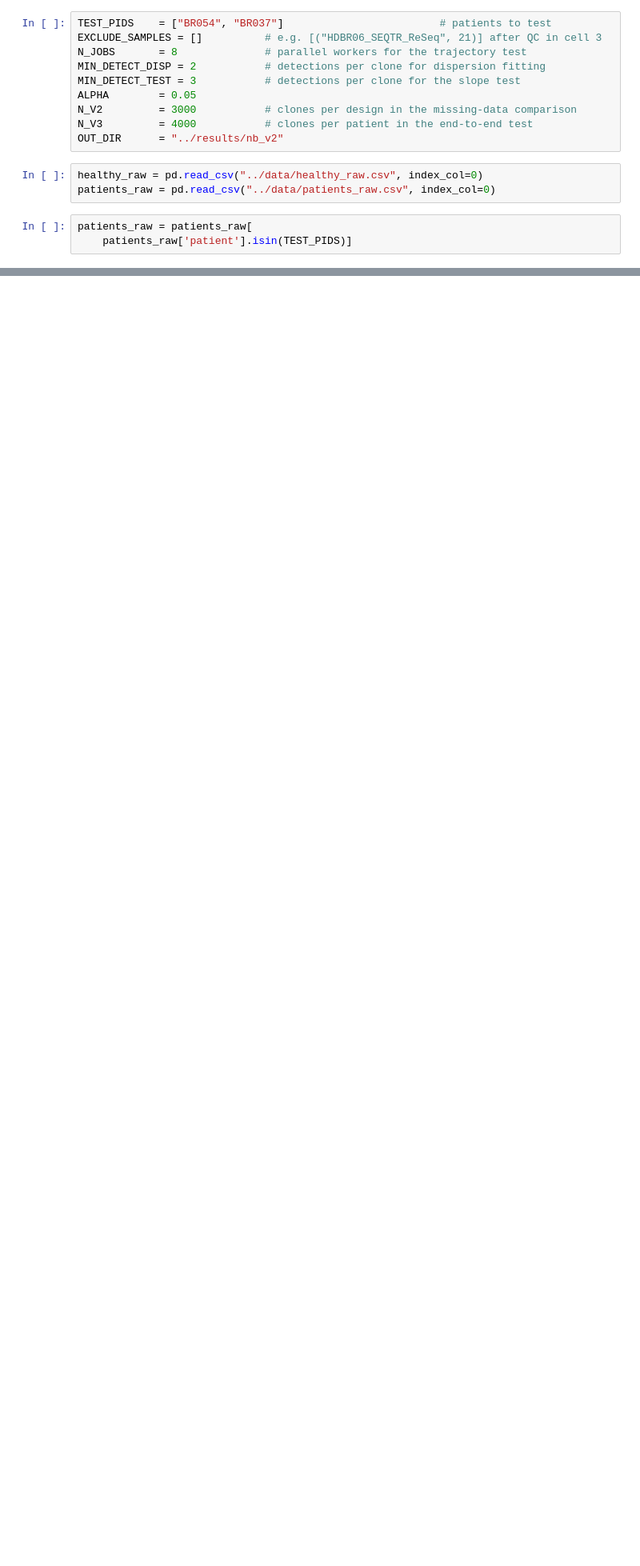
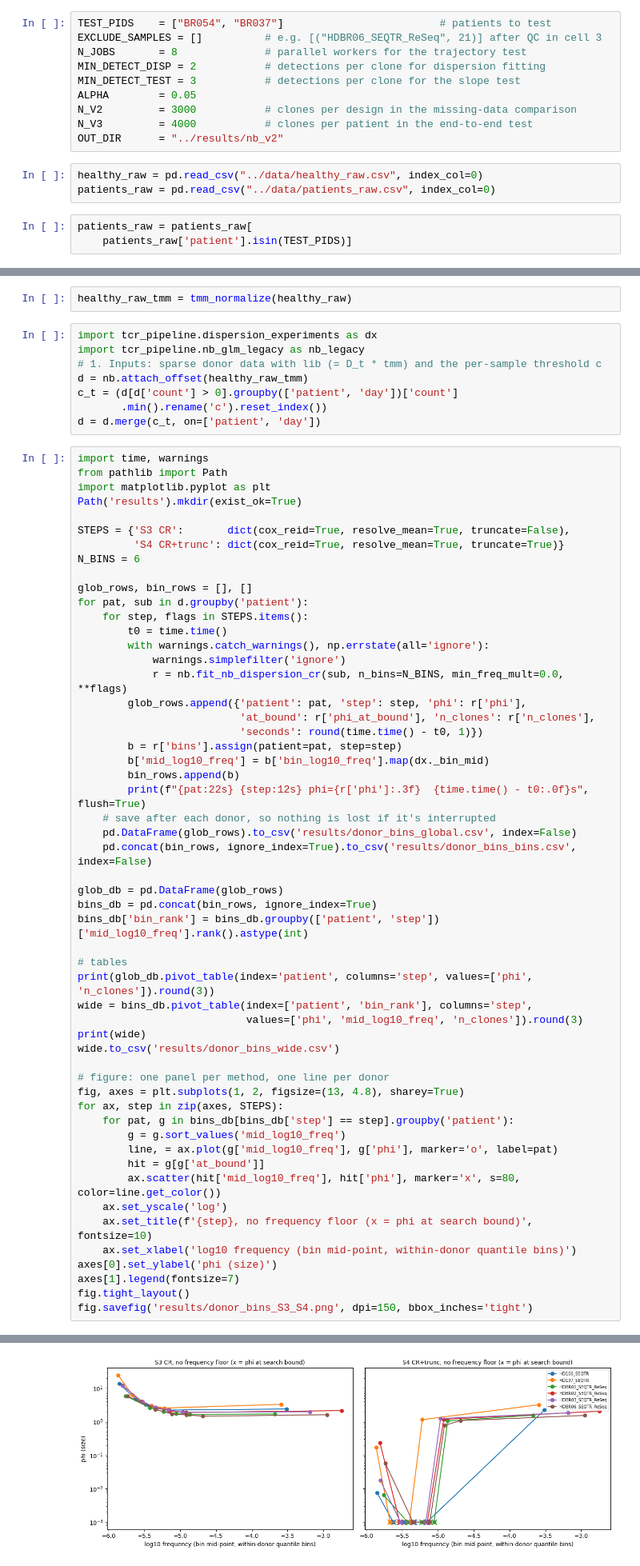
Before and after one commit to leogabcz/VHIO-colab, a Jupyter notebook: notebooks/NB_v2.ipynb, the cells around one changed output, grey strips where cells are left out. Shown at 80% size. Cells and saved outputs as stored; diff of their text form; blank space fills up the shorter version.

Commit message:
To merge with PC

```diff
--- a/notebooks/NB_v2.ipynb
+++ b/notebooks/NB_v2.ipynb
@@ -76,3 +84,68 @@ display(samples_p.round(4))
 |  | 141 | 2926693.0 | 2901235 | 3.0 | 30093 | 0.1914 | 0.0087 | 5543 |
 |  | 187 | 4155331.0 | 3975392 | 5.0 | 84805 | 0.0188 | 0.0433 | 6198 |
 |  | 327 | 4411067.0 | 4296450 | 5.0 | 30551 | 0.0259 | 0.0260 | 4385 |
+# %%
+healthy_raw_tmm = tmm_normalize(healthy_raw)
+# %%
+import tcr_pipeline.dispersion_experiments as dx
+import tcr_pipeline.nb_glm_legacy as nb_legacy
+# 1. Inputs: sparse donor data with lib (= D_t * tmm) and the per-sample threshold c
+d = nb.attach_offset(healthy_raw_tmm)
+c_t = (d[d['count'] > 0].groupby(['patient', 'day'])['count']
+       .min().rename('c').reset_index())
+d = d.merge(c_t, on=['patient', 'day'])
+# %%
+import time, warnings
+from pathlib import Path
+import matplotlib.pyplot as plt
+Path('results').mkdir(exist_ok=True)
+
+STEPS = {'S3 CR':       dict(cox_reid=True, resolve_mean=True, truncate=False),
+         'S4 CR+trunc': dict(cox_reid=True, resolve_mean=True, truncate=True)}
+N_BINS = 6
+
+glob_rows, bin_rows = [], []
+for pat, sub in d.groupby('patient'):
+    for step, flags in STEPS.items():
+        t0 = time.time()
+        with warnings.catch_warnings(), np.errstate(all='ignore'):
+            warnings.simplefilter('ignore')
+            r = nb.fit_nb_dispersion_cr(sub, n_bins=N_BINS, min_freq_mult=0.0, **flags)
+        glob_rows.append({'patient': pat, 'step': step, 'phi': r['phi'],
+                          'at_bound': r['phi_at_bound'], 'n_clones': r['n_clones'],
+                          'seconds': round(time.time() - t0, 1)})
+        b = r['bins'].assign(patient=pat, step=step)
+        b['mid_log10_freq'] = b['bin_log10_freq'].map(dx._bin_mid)
+        bin_rows.append(b)
+        print(f"{pat:22s} {step:12s} phi={r['phi']:.3f}  {time.time() - t0:.0f}s", flush=True)
+    # save after each donor, so nothing is lost if it's interrupted
+    pd.DataFrame(glob_rows).to_csv('results/donor_bins_global.csv', index=False)
+    pd.concat(bin_rows, ignore_index=True).to_csv('results/donor_bins_bins.csv', index=False)
+
+glob_db = pd.DataFrame(glob_rows)
+bins_db = pd.concat(bin_rows, ignore_index=True)
+bins_db['bin_rank'] = bins_db.groupby(['patient', 'step'])['mid_log10_freq'].rank().astype(int)
+
+# tables
+print(glob_db.pivot_table(index='patient', columns='step', values=['phi', 'n_clones']).round(3))
+wide = bins_db.pivot_table(index=['patient', 'bin_rank'], columns='step',
+                           values=['phi', 'mid_log10_freq', 'n_clones']).round(3)
+print(wide)
+wide.to_csv('results/donor_bins_wide.csv')
+
+# figure: one panel per method, one line per donor
+fig, axes = plt.subplots(1, 2, figsize=(13, 4.8), sharey=True)
+for ax, step in zip(axes, STEPS):
+    for pat, g in bins_db[bins_db['step'] == step].groupby('patient'):
+        g = g.sort_values('mid_log10_freq')
+        line, = ax.plot(g['mid_log10_freq'], g['phi'], marker='o', label=pat)
+        hit = g[g['at_bound']]
+        ax.scatter(hit['mid_log10_freq'], hit['phi'], marker='x', s=80, color=line.get_color())
+    ax.set_yscale('log')
+    ax.set_title(f'{step}, no frequency floor (x = phi at search bound)', fontsize=10)
+    ax.set_xlabel('log10 frequency (bin mid-point, within-donor quantile bins)')
+axes[0].set_ylabel('phi (size)')
+axes[1].legend(fontsize=7)
+fig.tight_layout()
+fig.savefig('results/donor_bins_S3_S4.png', dpi=150, bbox_inches='tight')
+# %% [output]
@@ -78,0 +169 @@ display(samples_p.round(4))
+[figure, added]
```
Also changed, not shown: parts of 5 cells of this notebook, 19 other files.
